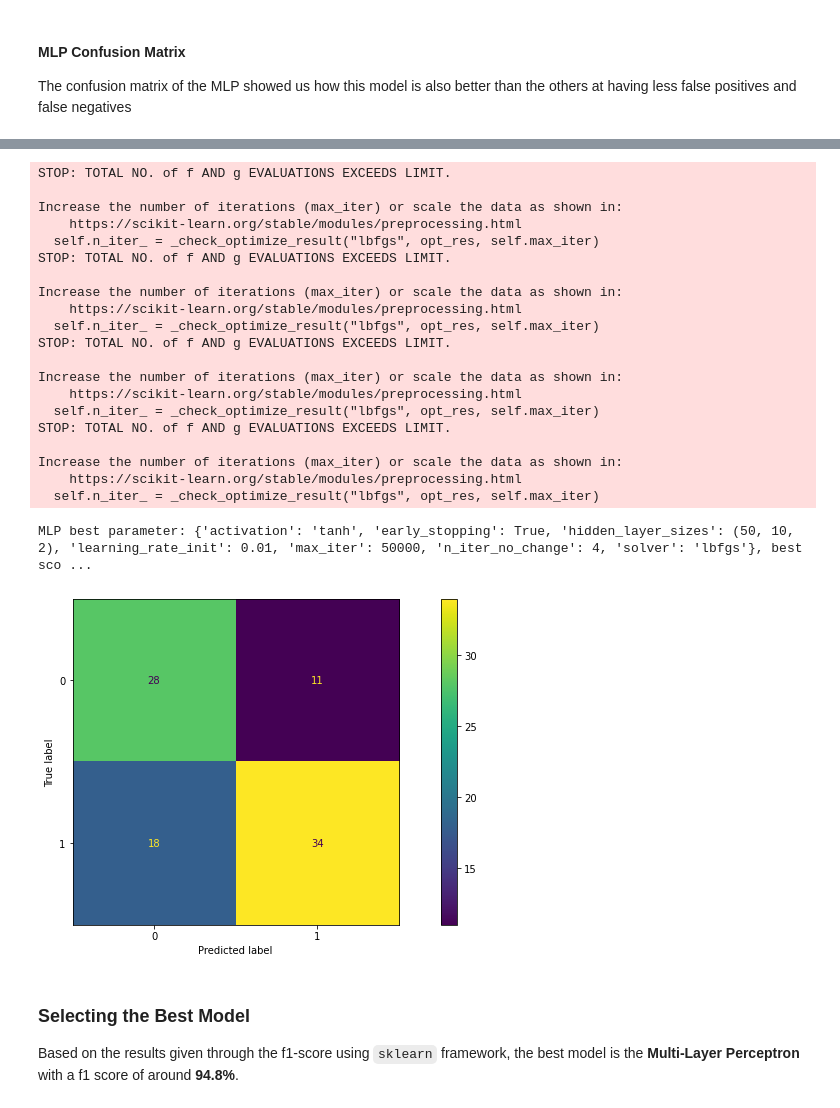
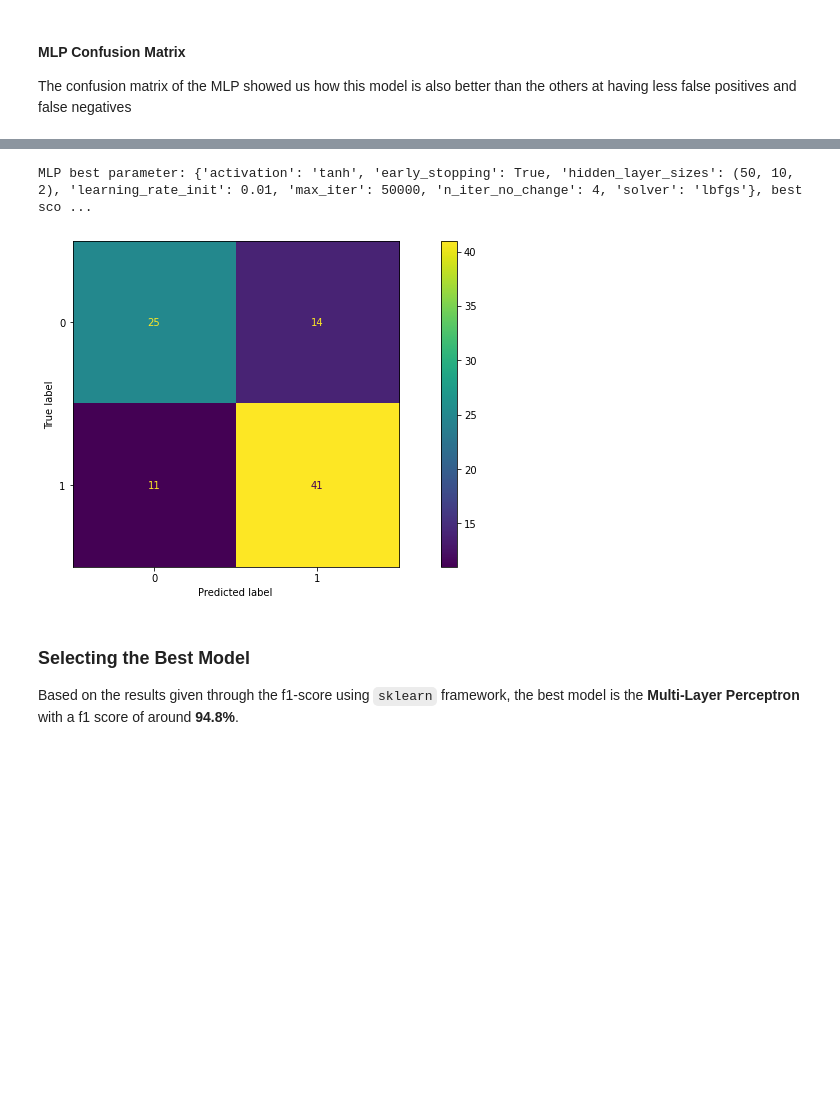
Before and after one commit to kevinmgamboa/heart_disease_prediction_app, a Jupyter notebook: model_train.ipynb, the cells around one changed output, grey strips where cells are left out. Cells and saved outputs as stored; diff of their text form; code cells hidden in the pictures; blank space fills up the shorter version.

```diff
--- a/model_train.ipynb
+++ b/model_train.ipynb
@@ -157,6 +158,8 @@ For preparing the dataset I simply split the samples into the classic 70-30% tra
 x_in, y_out = dataset.iloc[:,:-1], dataset.iloc[:,-1]
 # separating training and validation
 x_train, x_val, y_train, y_val = train_test_split(x_in, y_out, test_size=0.30, random_state=50)
+# converting into arrays
+x_train, x_val, y_train, y_val = x_train.values, x_val.values, y_train.values, y_val.values
 print('Input dimension = ', x_train.shape, '\nNo. examples for validation = ', len(y_val))
 # %% [output]
 Input dimension =  (212, 13)
@@ -433,17 +334,10 @@ In order to check the results of the model not just in terms of the f1 score, th
 # %%
-# Estimating best hyperparameter through gridsearch, using all the data available
-LR_best = GridSearchCV(estimator=LR_model, param_grid=LR_parameters, cv=inner_cv_parameters)
-LR_best.fit(x_in, y_out)
-
-# Creating model with best parameters and training with train data
-LR_final = linear_model.LogisticRegression(**LR_best.best_params_)
-LR_final.fit(x_train, y_train)
-
 # Finding and storing model performance & confusion matrix results
-tn, fp, fn, tp = skl.metrics.confusion_matrix(y_val, LR_final.predict(x_val)).ravel()
-summary_model_performance['LR'] = {'mscore': LR_cv_outer_block.mean(), 'tcorrect': tn+tp, 'fpositives': fp, 'fnegatives': fn}
+tn, fp, fn, tp = skl.metrics.confusion_matrix(y_val, LR_valpre).ravel()
+summary_model_performance['LR'] = {'tr_score': LR_best.best_score_, 'f1_score': np.round(np.mean(LR_scores[2]), decimals=4),
+                                   'tcorrect': tn+tp, 'fpositives': fp, 'fnegatives': fn}
 
 # Getting confusion matrix on validation data
-skl.metrics.plot_confusion_matrix(LR_final, x_val, y_val)
+skl.metrics.plot_confusion_matrix(LR_best, x_val, y_val)
 print('LR best parameter: %s, best score: %.2f%% '%(LR_best.best_params_, 100*LR_best.best_score_))
 # %% [output]
@@ -517,3 +370,11 @@ Multi Layer Perceptron Outer Average f1 score: 0.3572, standard deviation of 0.3
 # %% [markdown]
 #### MLP Confusion Matrix
 The confusion matrix of the MLP showed us how this model is also better than the others at having less false positives and false negatives
+# %%
+# Estimating best hyperparameter through gridsearch, using all the data available
+MLP_best = GridSearchCV(estimator=MLP_model, param_grid=MLP_parameters, cv=inner_cv_parameters)
+MLP_best.fit(x_train, y_train)
+
+# model validation predictions
+MLP_valpre = MLP_best.predict(x_val)
+MLP_scores = score(y_val, MLP_valpre)
@@ -520,42 +402,15 @@ The confusion matrix of the MLP showed us how this model is also better than the
 # %%
-# Estimating best hyperparameter through gridsearch, using all the data available
-model_parameter_selection = GridSearchCV(estimator=MLP_model, param_grid=MLP_parameters, cv=inner_cv_parameters)
-model_parameter_selection.fit(x_in, y_out)
-
-# Creating model with best parameters and training with train data
-MLP_final = MLPClassifier(**model_parameter_selection.best_params_)
-MLP_final.fit(x_train,y_train)
-
 # Finding and storing model performance & confusion matrix results
-tn, fp, fn, tp = skl.metrics.confusion_matrix(y_val, MLP_final.predict(x_val)).ravel()
-summary_model_performance['MLP'] = {'mscore': MLP_cv_outer_block.mean(), 'tcorrect': tn+tp, 'fpositives': fp, 'fnegatives': fn}
+tn, fp, fn, tp = skl.metrics.confusion_matrix(y_val, MLP_valpre).ravel()
+summary_model_performance['MLP'] = {'tr_score': MLP_best.best_score_, 'f1_score': np.round(np.mean(MLP_scores[2]), decimals=4),
+                                   'tcorrect': tn+tp, 'fpositives': fp, 'fnegatives': fn}
 
 # Getting confusion matrix on validation data
-skl.metrics.plot_confusion_matrix(MLP_final, x_val, y_val)
-print('MLP best parameter: %s, best score: %.2f%% '%(model_parameter_selection.best_params_, 100*model_parameter_selection.best_score_))
+skl.metrics.plot_confusion_matrix(MLP_best, x_val, y_val)
+print('MLP best parameter: %s, best score: %.2f%% '%(MLP_best.best_params_, 100*MLP_best.best_score_))
 # %% [output]
-STOP: TOTAL NO. of f AND g EVALUATIONS EXCEEDS LIMIT.
-
-Increase the number of iterations (max_iter) or scale the data as shown in:
-    https://scikit-learn.org/stable/modules/preprocessing.html
-  self.n_iter_ = _check_optimize_result("lbfgs", opt_res, self.max_iter)
-STOP: TOTAL NO. of f AND g EVALUATIONS EXCEEDS LIMIT.
-
-Increase the number of iterations (max_iter) or scale the data as shown in:
-    https://scikit-learn.org/stable/modules/preprocessing.html
-  self.n_iter_ = _check_optimize_result("lbfgs", opt_res, self.max_iter)
-STOP: TOTAL NO. of f AND g EVALUATIONS EXCEEDS LIMIT.
-
-Increase the number of iterations (max_iter) or scale the data as shown in:
-    https://scikit-learn.org/stable/modules/preprocessing.html
-  self.n_iter_ = _check_optimize_result("lbfgs", opt_res, self.max_iter)
-STOP: TOTAL NO. of f AND g EVALUATIONS EXCEEDS LIMIT.
-
-Increase the number of iterations (max_iter) or scale the data as shown in:
-    https://scikit-learn.org/stable/modules/preprocessing.html
-  self.n_iter_ = _check_optimize_result("lbfgs", opt_res, self.max_iter)
+MLP best parameter: {'activation': 'tanh', 'early_stopping': True, 'hidden_layer_sizes': (50, 10, 2), 'learning_rate_init': 0.01, 'max_iter': 50000, 'n_iter_no_change': 4, 'solver': 'lbfgs'}, best sco ...
-MLP best parameter: {'activation': 'tanh', 'early_stopping': True, 'hidden_layer_sizes': (50, 10, 2), 'learning_rate_init': 0.01, 'max_iter': 50000, 'n_iter_no_change': 4, 'solver': 'lbfgs'}, best sco ...
-[figure, old version]
+[figure, new version]
 # %% [markdown]
 ### Selecting the Best Model
 Based on the results given through the f1-score using `sklearn` framework, the best model is the **Multi-Layer Perceptron** with a f1 score of around **94.8%**.
```
Also changed, not shown: parts of 45 cells of this notebook, 1 other file.
